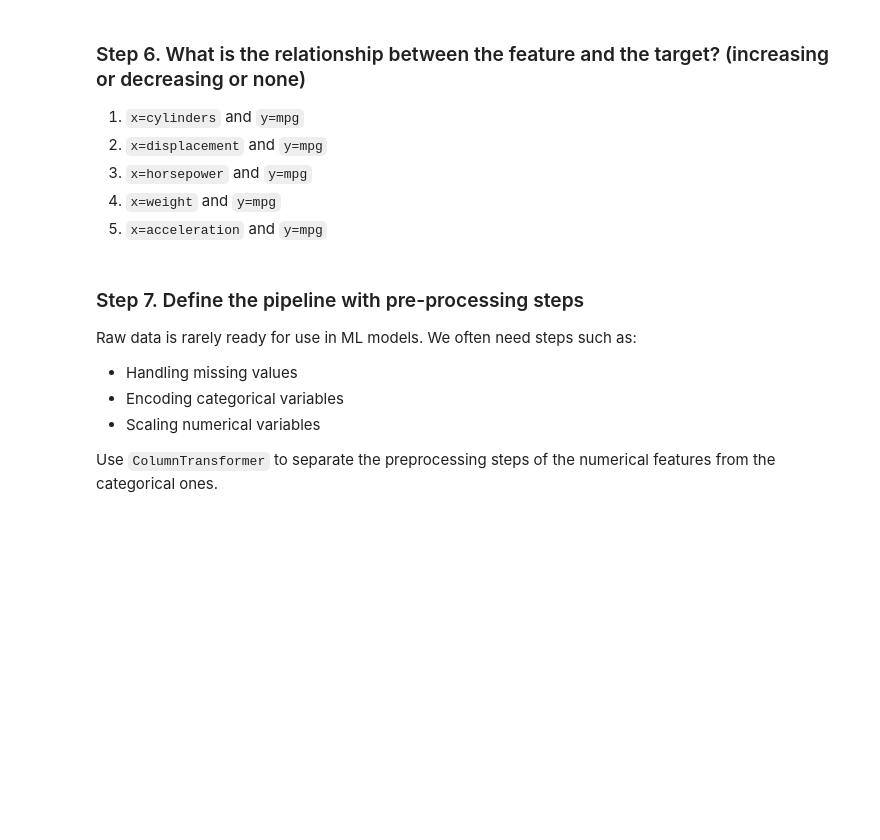
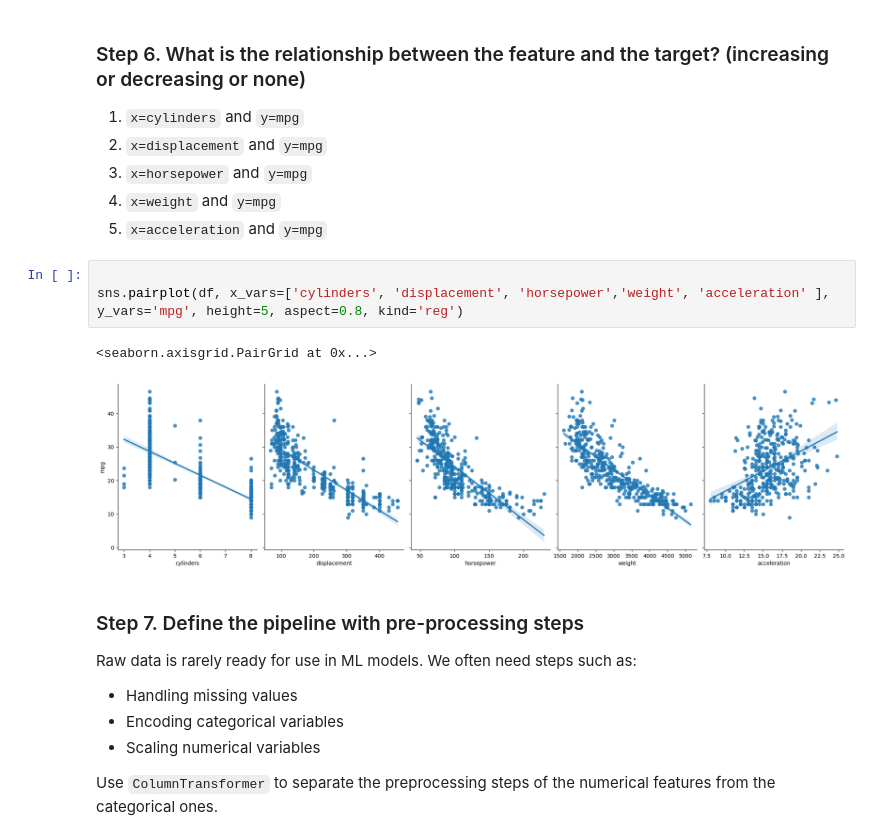
Before and after one commit to MonaMashta/AAI, a Jupyter notebook: student/ML/ex2_Automobile Fuel Efficiency.ipynb, the cells around one changed output. Cells and saved outputs as stored; diff of their text form; blank space fills up the shorter version.

```diff
--- a/student/ML/ex2_Automobile Fuel Efficiency.ipynb
+++ b/student/ML/ex2_Automobile Fuel Efficiency.ipynb
@@ -75,6 +119,12 @@ Hint use this: `sns.pairplot(adv,x_vars=['TV','Radio','Newspaper'],y_vars='Sales
 3. `x=horsepower` and `y=mpg`
 4. `x=weight` and `y=mpg`
 5. `x=acceleration` and `y=mpg`
+# %%
+
+sns.pairplot(df, x_vars=['cylinders', 'displacement', 'horsepower','weight', 'acceleration' ], y_vars='mpg', height=5, aspect=0.8, kind='reg')
+# %% [output]
+<seaborn.axisgrid.PairGrid at 0x...>
+[figure, added]
 # %% [markdown]
 ### Step 7. Define the pipeline with pre-processing steps
 
```
Also changed, not shown: parts of 11 cells of this notebook, 1 other file.
